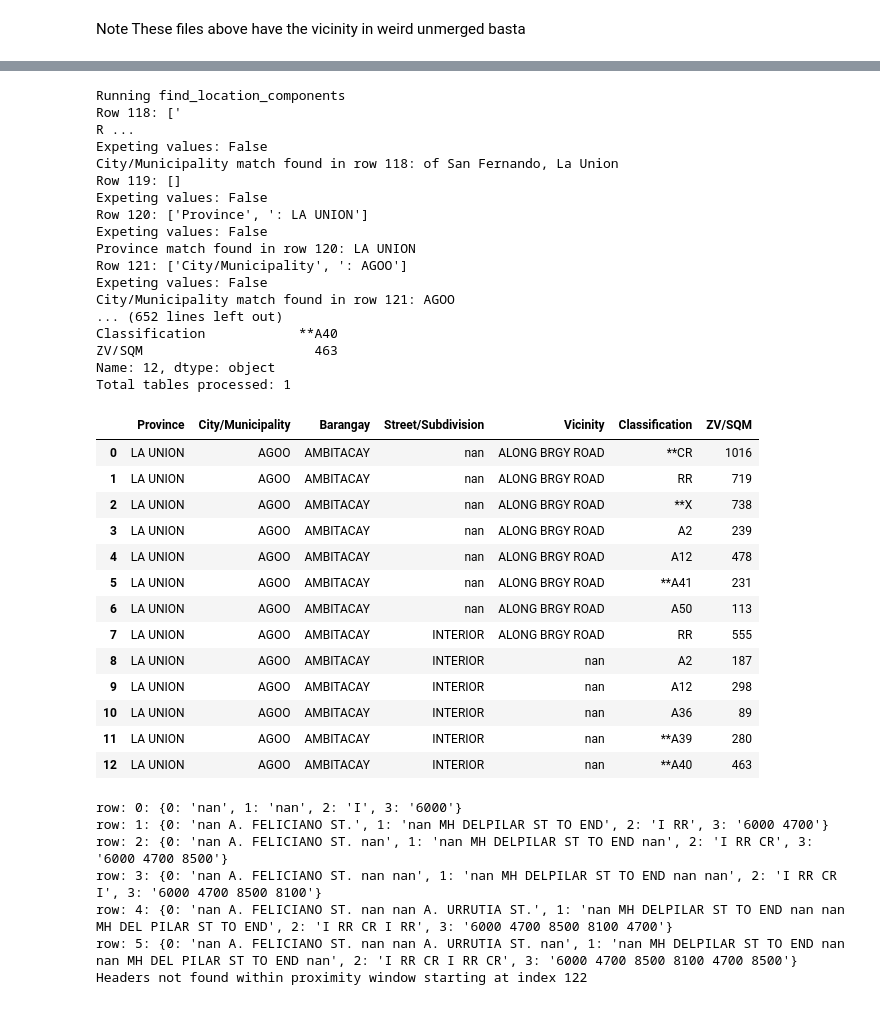
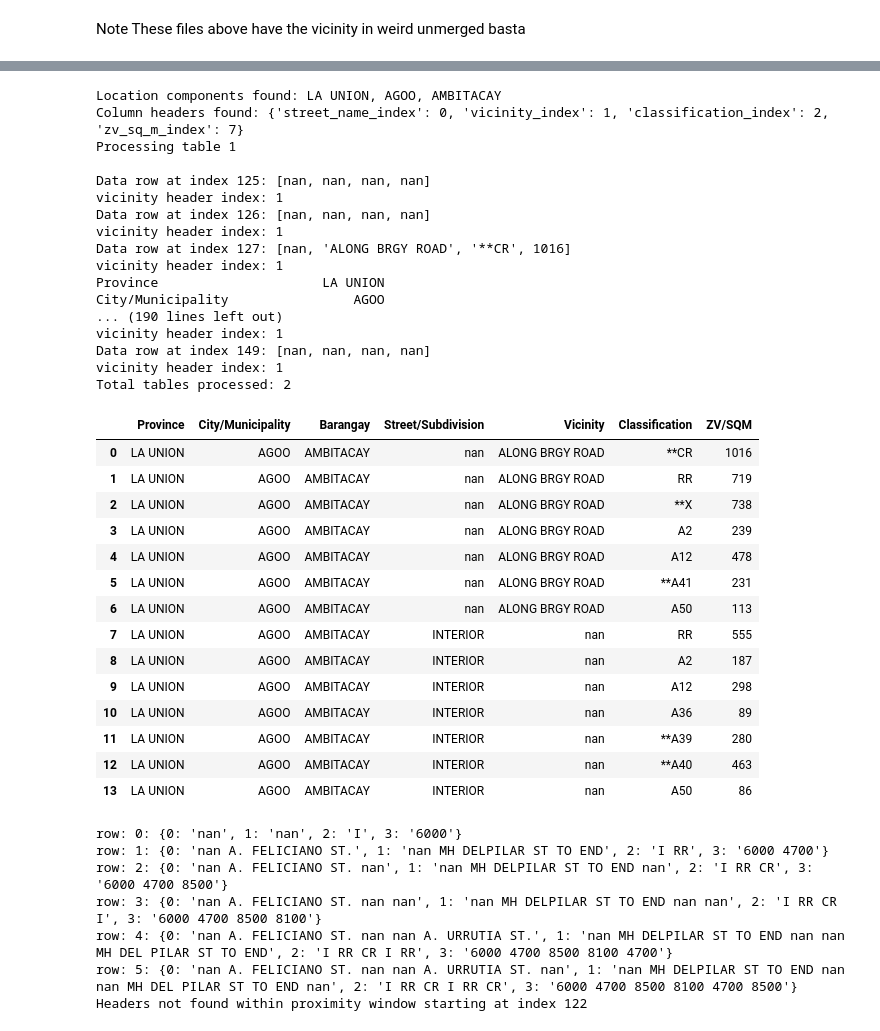
Before and after one commit to lansantuyo/bir-zl-scraping, a Jupyter notebook: Updated Scraper.ipynb, the cells around one changed output, grey strips where cells are left out. Drawn from its saved outputs; the diff is of its cells as text; code cells hidden in the pictures.

Commit message:
fixed removed vicinity carry over if higher level changes

```diff
--- a/Updated Scraper.ipynb
+++ b/Updated Scraper.ipynb
@@ -620,7 +621,7 @@ Standard Format follows:
           r"CLASS(?:IFICATION)?|C.*L.*A.*S.*S.*I.*F.*I.*C.*A.*T.*I.*O.*N",
           r"ZV.*SQ.*M|3rd\s*Rev"
 # %%
-def main(df, debug=False, start=0, end=-1):
+def main(df, debug=False, start=0, end=-1, debug_location=False, debug_header=False):
     if end == -1:
         final_index = len(df)
     else:
@@ -650,7 +651,7 @@ def main(df, debug=False, start=0, end=-1):
         #     df, index, proximity_window=PROXIMITY_WINDOW,
         #     current_province=current_province, current_city=current_city, current_barangay=current_barangay, debug=debug)
         current_province_new, current_city_new, current_barangay_new, index  = find_location_components(
-            df, index, proximity_window=PROXIMITY_WINDOW, debug=debug)
+            df, index, proximity_window=PROXIMITY_WINDOW, debug=debug_location)
         # Update current location components with any new values
 
         found_components = any([current_province_new, current_city_new, current_barangay_new])
@@ -658,7 +659,7 @@ def main(df, debug=False, start=0, end=-1):
             print(f"Location components found: {current_province_new}, {current_city_new}, {current_barangay_new}")
 
         # Attempt to find headers starting from the last matched index
-        found_headers, header_indices_new, new_index = find_column_headers(df, index, debug=debug)
+        found_headers, header_indices_new, new_index = find_column_headers(df, index, debug=debug_header)
         if debug:
             print(f"Column headers found: {header_indices_new}")
 
@@ -686,13 +687,15 @@ def main(df, debug=False, start=0, end=-1):
             all_other_vicinity = None
 
             while index < final_index and age < MAX_AGE:
+                # TODO: Check the types of all variables because some NaN stuff and floats and inconsistent and yeah
                 row = df.iloc[index]
 
                 # Check for new location components in the current row
                 current_province_new_in_row, current_city_new_in_row, current_barangay_new_in_row, new_index_2 = find_location_components(
-                    df, index, proximity_window=PROXIMITY_WINDOW, debug=debug)
+                    df, index, proximity_window=PROXIMITY_WINDOW, debug=debug_location)
                 # found_headers_in_row, header_indices_in_row, new_index_in_row = find_column_headers(df, index, debug=debug)
-                found_headers_in_row, header_indices_in_row, new_index_in_row = find_column_headers(df, new_index_2, debug=debug)
+                found_headers_in_row, header_indices_in_row, new_index_in_row = find_column_headers(df, new_index_2, debug=debug_header)
+
 
                 if debug and any([current_province_new_in_row, current_city_new_in_row, current_barangay_new_in_row]):
                     if current_province_new_in_row:
@@ -702,8 +705,6 @@ def main(df, debug=False, start=0, end=-1):
                     if current_barangay_new_in_row:
                         print(f"Barangay found: {current_barangay_new_in_row}")
 
-                if debug:
-                    print(f"Row: {row}\n")
 
                 if any([current_province_new_in_row, current_city_new_in_row, current_barangay_new_in_row]) and found_headers_in_row:
                     # End current table processing
@@ -736,6 +737,7 @@ def main(df, debug=False, start=0, end=-1):
                 #         print(f"Header row detected at index {index}. Ending current table.")
                 #     index += 1
                 #     break
+
 
                 vicinity = 'Test u should not see this pop up pls'
                 # Extract data using the header indices
@@ -793,7 +795,7 @@ def main(df, debug=False, start=0, end=-1):
                     if continuation:
                         vicinity = vicinity_holder if not (pd.isna(vicinity_holder) or not str(vicinity_holder).strip()) else prev_vicinity
                     elif not (pd.isna(vicinity_holder) or not str(vicinity_holder).strip()):
-                        if prev_col1 != col1: # if new col1
+                        if not (pd.isna(prev_col1) and pd.isna(col1)) and prev_col1 != col1: # if new col1
                             vicinity_holder = vicinity
                         else:
                             vicinity = vicinity_holder
@@ -840,7 +842,10 @@ def main(df, debug=False, start=0, end=-1):
                 prev_classification = classification
                 prev_zvsqm = zv
 
-                print(new_df.loc[len(new_df)-1])
+                if debug:
+                    print(new_df.loc[len(new_df)-1])
+                    print("\n-------\n")
+
                 index += 1
                 age = 0
             continue  # Proceed to next iteration of the main loop
@@ -921,39 +926,40 @@ df.iloc[4671]
 19    NaN
 Name: 4671, dtype: object
 # %%
-main(df, debug=True, start=118, end=140)
+main(df, debug=True, start=118, end=150)
 # %% [output]
-Running find_location_components
-Row 118: ['                                                                                                                                                                                            R ...
-Expeting values: False
-City/Municipality match found in row 118: of San Fernando, La Union
-Row 119: []
-Expeting values: False
-Row 120: ['Province', ': LA UNION']
-Expeting values: False
-Province match found in row 120: LA UNION
-Row 121: ['City/Municipality', ': AGOO']
-Expeting values: False
-City/Municipality match found in row 121: AGOO
-... (652 lines left out)
-Classification            **A40
-ZV/SQM                      463
-Name: 12, dtype: object
-Total tables processed: 1
+Location components found: LA UNION, AGOO, AMBITACAY
+Column headers found: {'street_name_index': 0, 'vicinity_index': 1, 'classification_index': 2, 'zv_sq_m_index': 7}
+Processing table 1
+
+Data row at index 125: [nan, nan, nan, nan]
+vicinity header index: 1
+Data row at index 126: [nan, nan, nan, nan]
+vicinity header index: 1
+Data row at index 127: [nan, 'ALONG BRGY ROAD', '**CR', 1016]
+vicinity header index: 1
+Province                     LA UNION
+City/Municipality                AGOO
+... (190 lines left out)
+vicinity header index: 1
+Data row at index 149: [nan, nan, nan, nan]
+vicinity header index: 1
+Total tables processed: 2
 |  | Province | City/Municipality | Barangay | Street/Subdivision | Vicinity | Classification | ZV/SQM |
 | 0 | LA UNION | AGOO | AMBITACAY | nan | ALONG BRGY ROAD | **CR | 1016 |
 | 1 | LA UNION | AGOO | AMBITACAY | nan | ALONG BRGY ROAD | RR | 719 |
 | 2 | LA UNION | AGOO | AMBITACAY | nan | ALONG BRGY ROAD | **X | 738 |
 | 3 | LA UNION | AGOO | AMBITACAY | nan | ALONG BRGY ROAD | A2 | 239 |
 | 4 | LA UNION | AGOO | AMBITACAY | nan | ALONG BRGY ROAD | A12 | 478 |
 | 5 | LA UNION | AGOO | AMBITACAY | nan | ALONG BRGY ROAD | **A41 | 231 |
 | 6 | LA UNION | AGOO | AMBITACAY | nan | ALONG BRGY ROAD | A50 | 113 |
-| 7 | LA UNION | AGOO | AMBITACAY | INTERIOR | ALONG BRGY ROAD | RR | 555 |
+| 7 | LA UNION | AGOO | AMBITACAY | INTERIOR | nan | RR | 555 |
 | 8 | LA UNION | AGOO | AMBITACAY | INTERIOR | nan | A2 | 187 |
 | 9 | LA UNION | AGOO | AMBITACAY | INTERIOR | nan | A12 | 298 |
 | 10 | LA UNION | AGOO | AMBITACAY | INTERIOR | nan | A36 | 89 |
 | 11 | LA UNION | AGOO | AMBITACAY | INTERIOR | nan | **A39 | 280 |
 | 12 | LA UNION | AGOO | AMBITACAY | INTERIOR | nan | **A40 | 463 |
+| 13 | LA UNION | AGOO | AMBITACAY | INTERIOR | nan | A50 | 86 |
 # %%
 find_column_headers(df, 122, debug=True)
 # %% [output]
```
Also changed, not shown: parts of 2 cells of this notebook.
